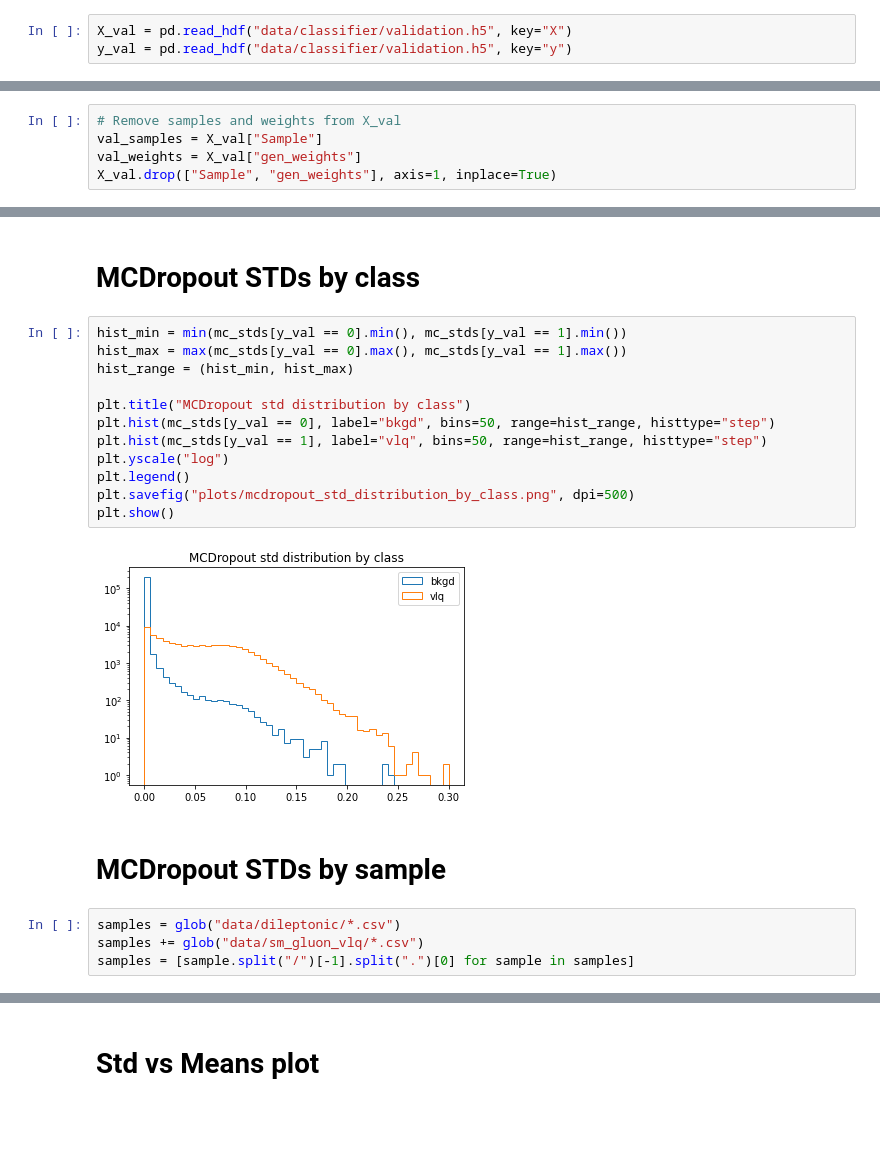
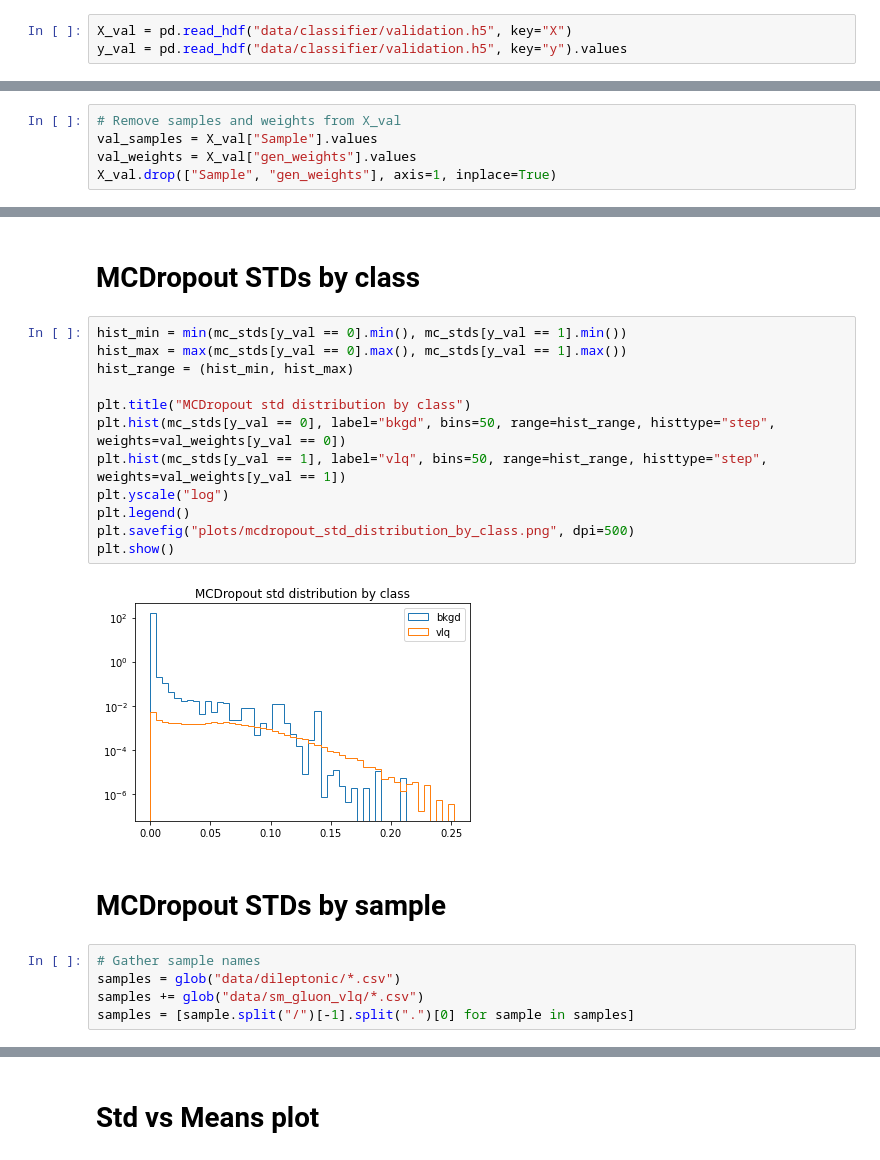
Before and after one commit to GilbertoCunha/LHC-VLQ-Classifier, a Jupyter notebook: VLQs/ModelEvaluation.ipynb, the cells around one changed output, grey strips where cells are left out. Saved outputs shown, nothing was run; the diff lists cells and outputs as text; blank space fills up the shorter version.

```diff
--- a/VLQs/ModelEvaluation.ipynb
+++ b/VLQs/ModelEvaluation.ipynb
@@ -13,7 +13,7 @@ from sklearn.metrics import accuracy_score, roc_curve, roc_auc_score, confusion_
 ## Import Data
 # %%
 X_val = pd.read_hdf("data/classifier/validation.h5", key="X")
-y_val = pd.read_hdf("data/classifier/validation.h5", key="y")
+y_val = pd.read_hdf("data/classifier/validation.h5", key="y").values
 # %%
 X_val
 # %% [output]
@@ -32,8 +32,8 @@ X_val
 275892 rows × 71 columns
 # %%
 # Remove samples and weights from X_val
-val_samples = X_val["Sample"]
-val_weights = X_val["gen_weights"]
+val_samples = X_val["Sample"].values
+val_weights = X_val["gen_weights"].values
 X_val.drop(["Sample", "gen_weights"], axis=1, inplace=True)
 # %% [markdown]
 ## Import model
@@ -140,20 +143,21 @@ plt.show()
 # %%
 hist_min = min(mc_stds[y_val == 0].min(), mc_stds[y_val == 1].min())
 hist_max = max(mc_stds[y_val == 0].max(), mc_stds[y_val == 1].max())
 hist_range = (hist_min, hist_max)
 
 plt.title("MCDropout std distribution by class")
-plt.hist(mc_stds[y_val == 0], label="bkgd", bins=50, range=hist_range, histtype="step")
-plt.hist(mc_stds[y_val == 1], label="vlq", bins=50, range=hist_range, histtype="step")
+plt.hist(mc_stds[y_val == 0], label="bkgd", bins=50, range=hist_range, histtype="step", weights=val_weights[y_val == 0])
+plt.hist(mc_stds[y_val == 1], label="vlq", bins=50, range=hist_range, histtype="step", weights=val_weights[y_val == 1])
 plt.yscale("log")
 plt.legend()
 plt.savefig("plots/mcdropout_std_distribution_by_class.png", dpi=500)
 plt.show()
 # %% [output]
-[figure, old version]
+[figure, new version]
 # %% [markdown]
 # MCDropout STDs by sample
 # %%
+# Gather sample names
 samples = glob("data/dileptonic/*.csv")
 samples += glob("data/sm_gluon_vlq/*.csv")
 samples = [sample.split("/")[-1].split(".")[0] for sample in samples]
```
Also changed, not shown: parts of 15 cells of this notebook, 2 other files.
